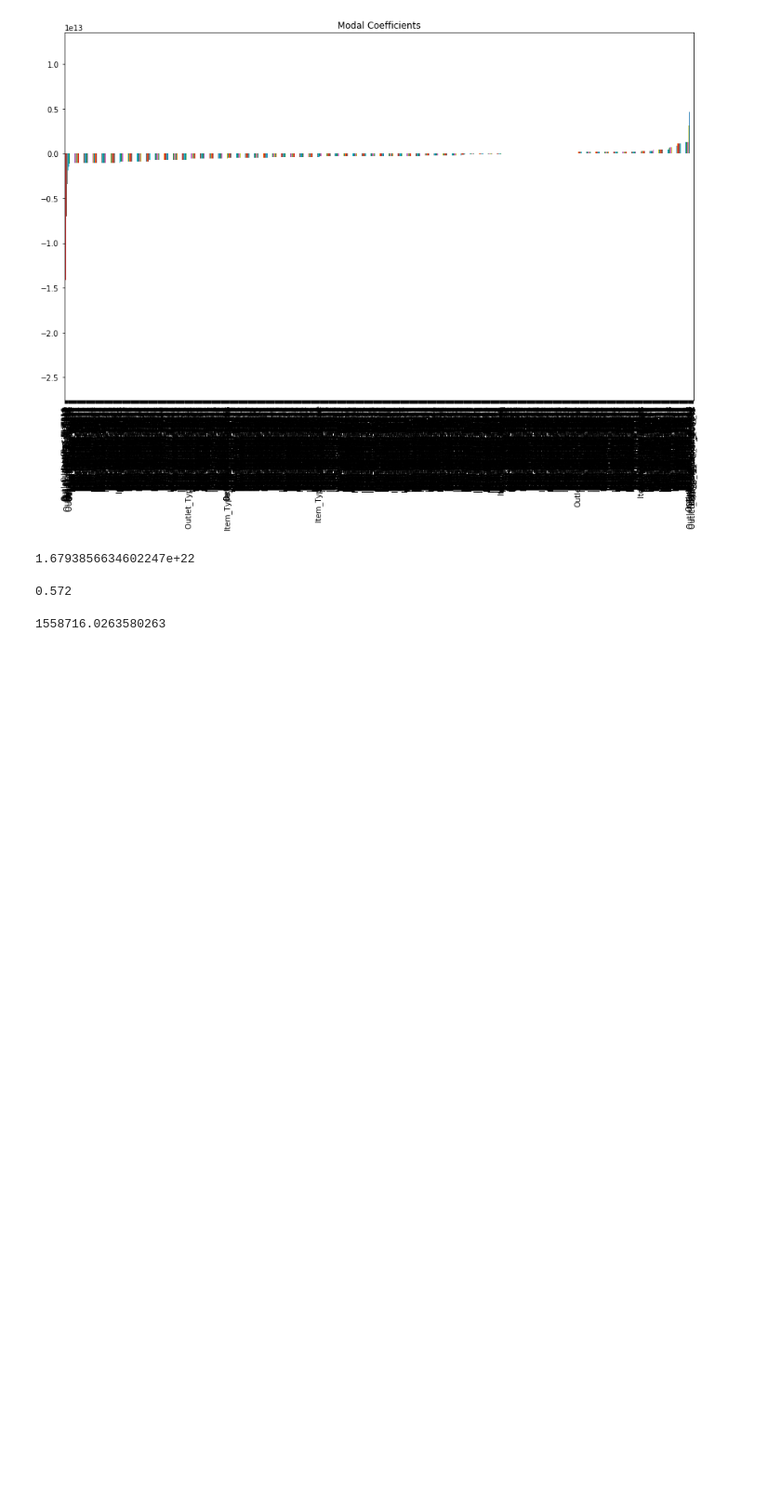
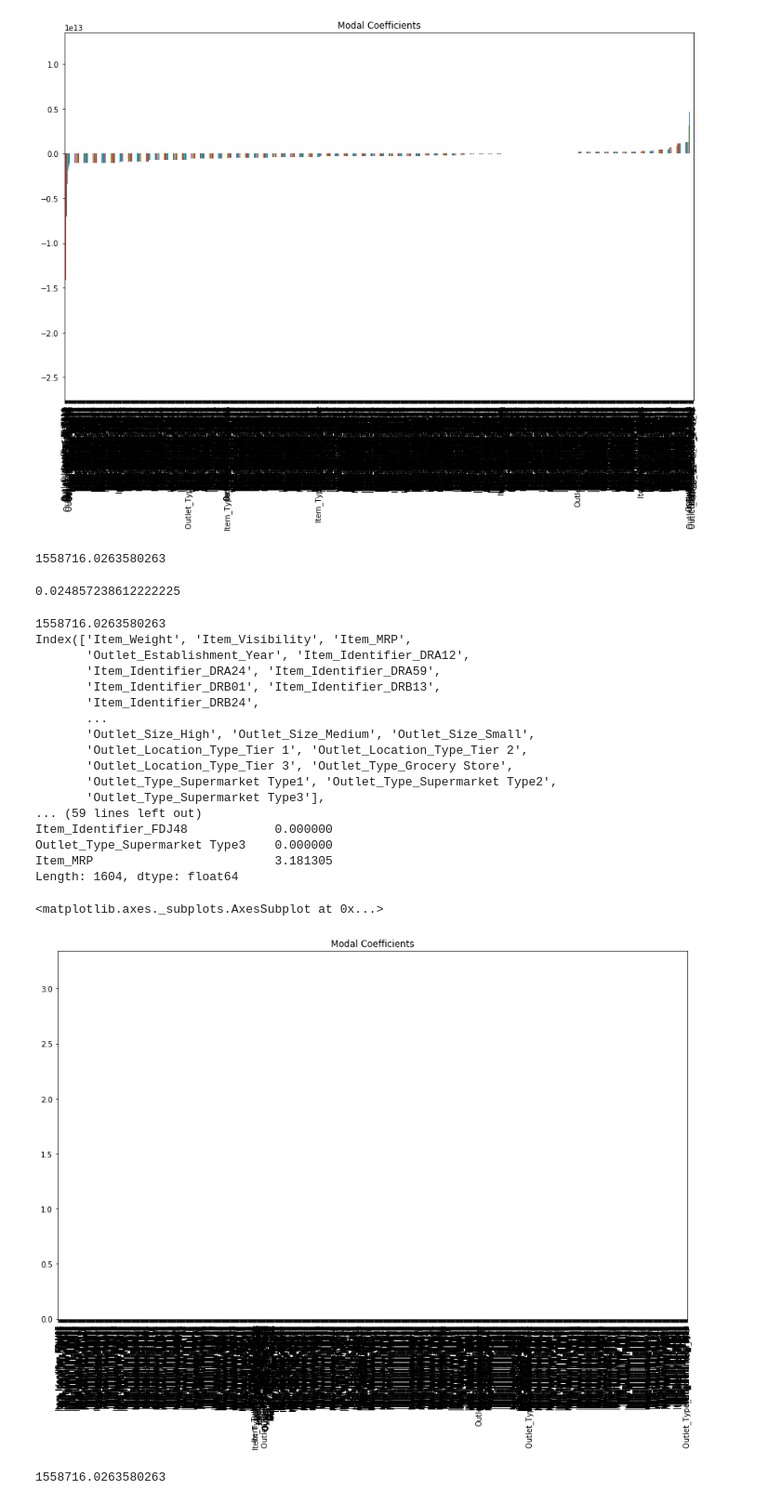
Before and after one commit to Gurubux/StatQuest, a Jupyter notebook: Regularization-Ridge-Lasso-ElasticNet/Ridge_Lasso_Elastic-net.ipynb, the cells around one changed output. Shown at 93% size. Saved outputs shown, nothing was run; the diff lists cells and outputs as text; code cells hidden in the pictures; blank space fills up the shorter version.

```diff
--- a/Regularization-Ridge-Lasso-ElasticNet/Ridge_Lasso_Elastic-net.ipynb
+++ b/Regularization-Ridge-Lasso-ElasticNet/Ridge_Lasso_Elastic-net.ipynb
@@ -210,7 +210,7 @@ from sklearn.linear_model import Ridge
 
 ## training the model
 
-ridgeReg = Ridge(alpha=0.05, normalize=True)
+ridgeReg = Ridge(alpha=100, normalize=True)
 
 ridgeReg.fit(x_train,y_train)
 
@@ -218,34 +218,68 @@ pred = ridgeReg.predict(x_cv)
 
 #calculating mse
 
-mse = np.mean((pred_cv - y_cv)**2)
+mse = np.mean((pred - y_cv)**2)
 
-mse
+print(mse)
+
+ridgeReg.score(x_cv,y_cv)
 #1348171.96 ## calculating score ridgeReg.score(x_cv,y_cv) 0.5691
+
+predictors = x_train.columns
+print(predictors)
+coef = Series(lreg.coef_,predictors).sort_values()
+print(coef)
+plt.figure(figsize=(15,9))
+coef.plot(kind='bar', title='Modal Coefficients')
 # %% [output]
-1.6793856634602247e+22
+1558716.0263580263
+0.024857238612222225
 # %%
 from sklearn.linear_model import Lasso
 
-lassoReg = Lasso(alpha=0.3, normalize=True)
+lassoReg = Lasso(alpha=10, normalize=True)
 
 lassoReg.fit(x_train,y_train)
 
 pred = lassoReg.predict(x_cv)
 
 # calculating mse
 
 mse = np.mean((pred_cv - y_cv)**2)
 
-mse
+print(mse)
 
-1346205.82
+#1346205.82
 
 lassoReg.score(x_cv,y_cv)
 
-0.5720
+#0.5720
+predictors = x_train.columns
+print(predictors)
+coef = Series(lassoReg.coef_,predictors).sort_values()
+print(coef)
+plt.figure(figsize=(15,9))
+coef.plot(kind='bar', title='Modal Coefficients')
 # %% [output]
-0.572
+1558716.0263580263
+Index(['Item_Weight', 'Item_Visibility', 'Item_MRP',
+       'Outlet_Establishment_Year', 'Item_Identifier_DRA12',
+       'Item_Identifier_DRA24', 'Item_Identifier_DRA59',
+       'Item_Identifier_DRB01', 'Item_Identifier_DRB13',
+       'Item_Identifier_DRB24',
+       ...
+       'Outlet_Size_High', 'Outlet_Size_Medium', 'Outlet_Size_Small',
+       'Outlet_Location_Type_Tier 1', 'Outlet_Location_Type_Tier 2',
+       'Outlet_Location_Type_Tier 3', 'Outlet_Type_Grocery Store',
+       'Outlet_Type_Supermarket Type1', 'Outlet_Type_Supermarket Type2',
+       'Outlet_Type_Supermarket Type3'],
+... (59 lines left out)
+Item_Identifier_FDJ48            0.000000
+Outlet_Type_Supermarket Type3    0.000000
+Item_MRP                         3.181305
+Length: 1604, dtype: float64
+<matplotlib.axes._subplots.AxesSubplot at 0x...>
+[figure, added]
 # %%
 from sklearn.linear_model import ElasticNet
 
```
Also changed, not shown: parts of 1 cell of this notebook, 1 other file.
